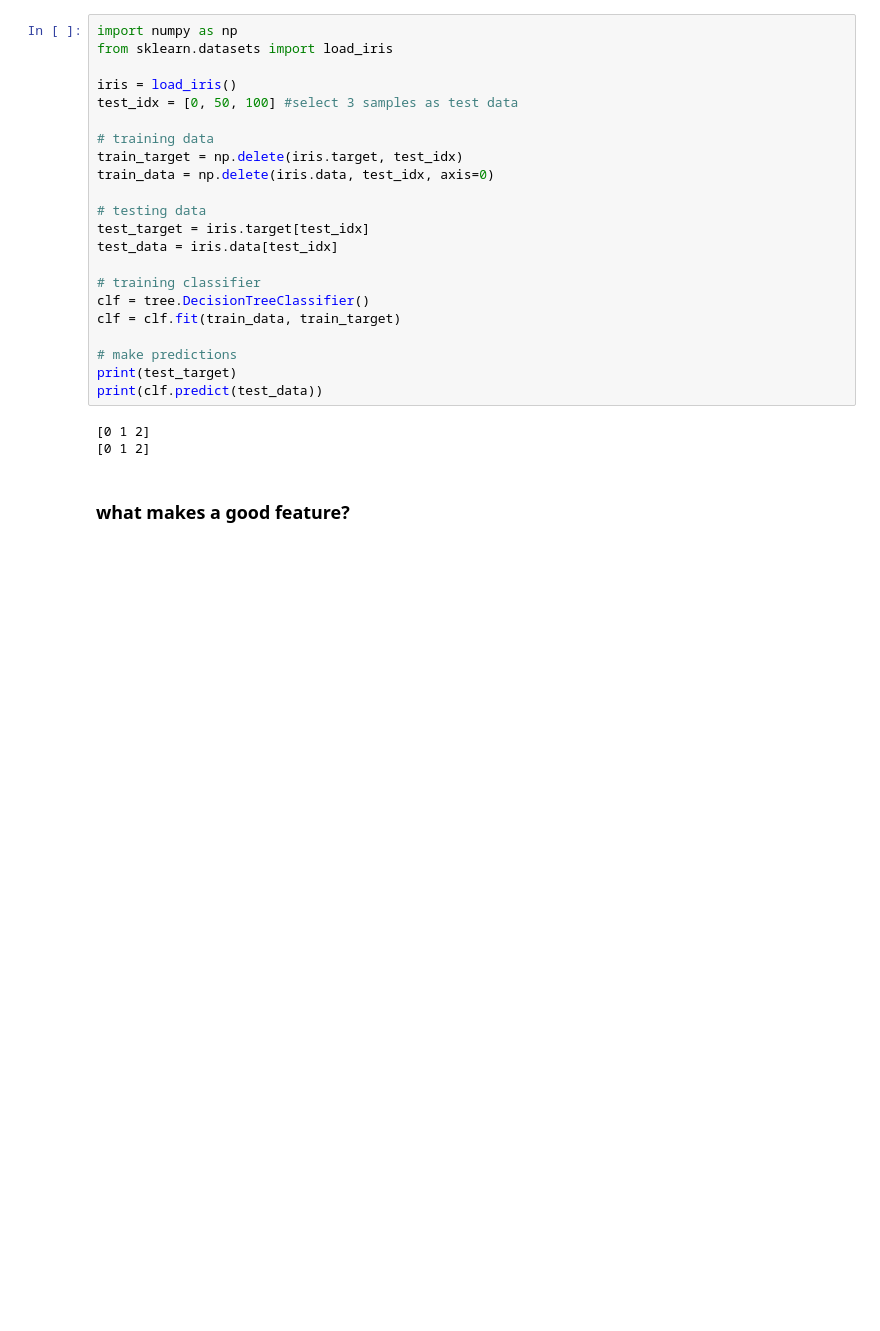
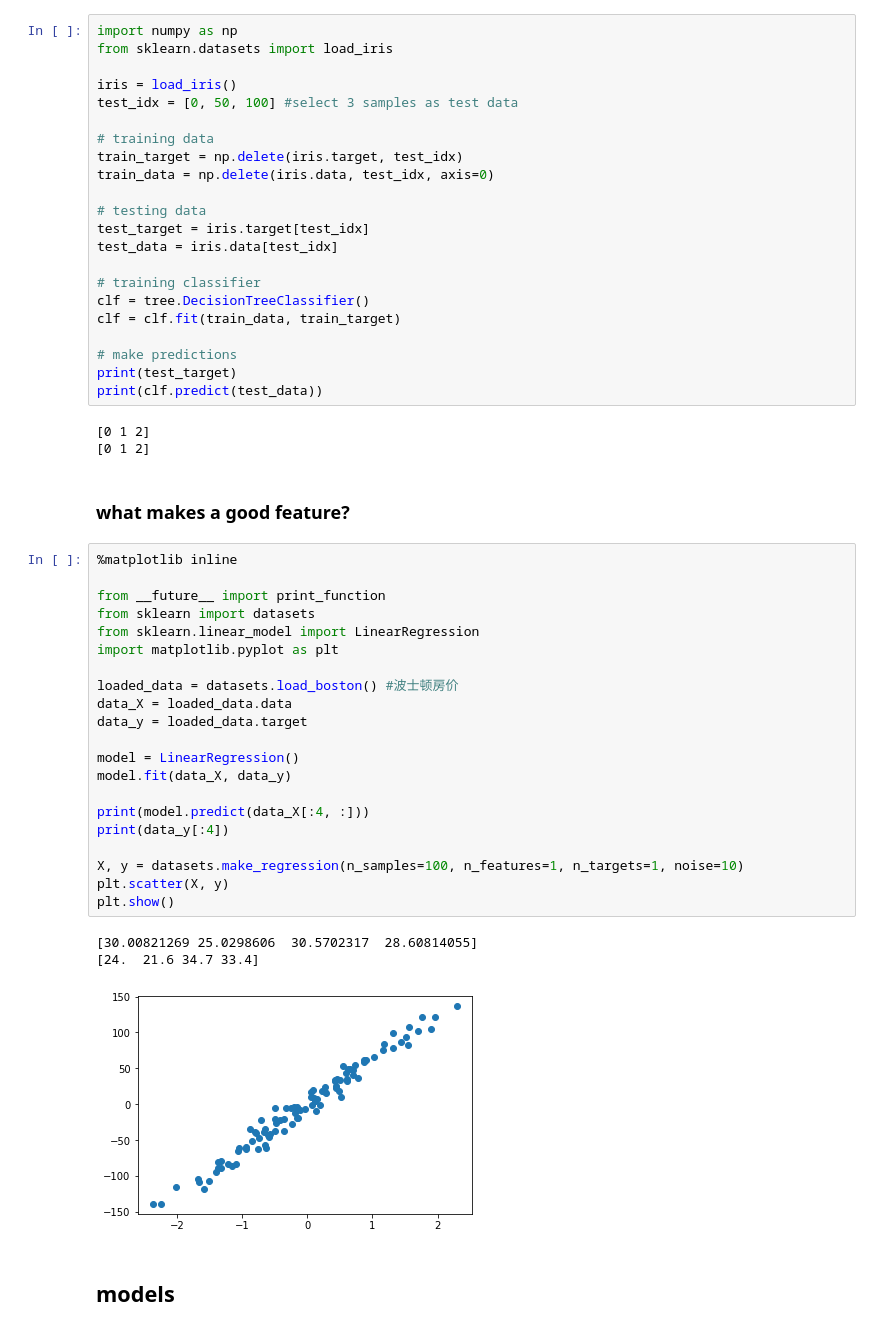
Before and after one commit to zhongzhu/learn-jupiter-notes, a Jupyter notebook: learn_scikit_learn.ipynb, the cells around one changed output. Cells and saved outputs as stored; diff of their text form; blank space fills up the shorter version.

```diff
--- a/learn_scikit_learn.ipynb
+++ b/learn_scikit_learn.ipynb
@@ -80,3 +80,30 @@ print(clf.predict(test_data))
 [0 1 2]
 # %% [markdown]
 ### what makes a good feature?
+# %%
+%matplotlib inline
+
+from __future__ import print_function
+from sklearn import datasets
+from sklearn.linear_model import LinearRegression
+import matplotlib.pyplot as plt
+
+loaded_data = datasets.load_boston() #波士顿房价
+data_X = loaded_data.data
+data_y = loaded_data.target
+
+model = LinearRegression()
+model.fit(data_X, data_y)
+
+print(model.predict(data_X[:4, :]))
+print(data_y[:4])
+
+X, y = datasets.make_regression(n_samples=100, n_features=1, n_targets=1, noise=10)
+plt.scatter(X, y)
+plt.show()
+# %% [output]
+[30.00821269 25.0298606  30.5702317  28.60814055]
+[24.  21.6 34.7 33.4]
+[figure, added]
+# %% [markdown]
+## models
```
Also changed, not shown: parts of 5 cells of this notebook.
